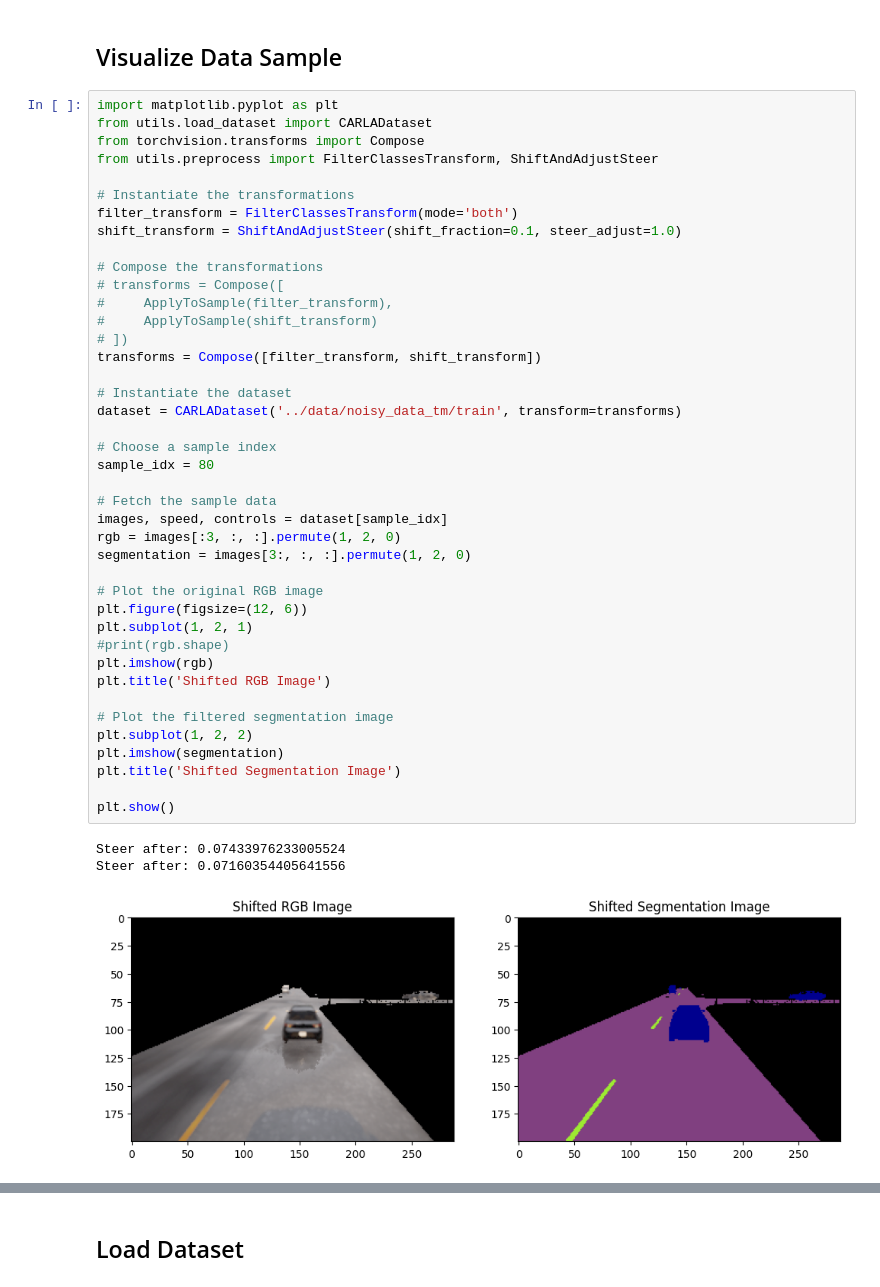
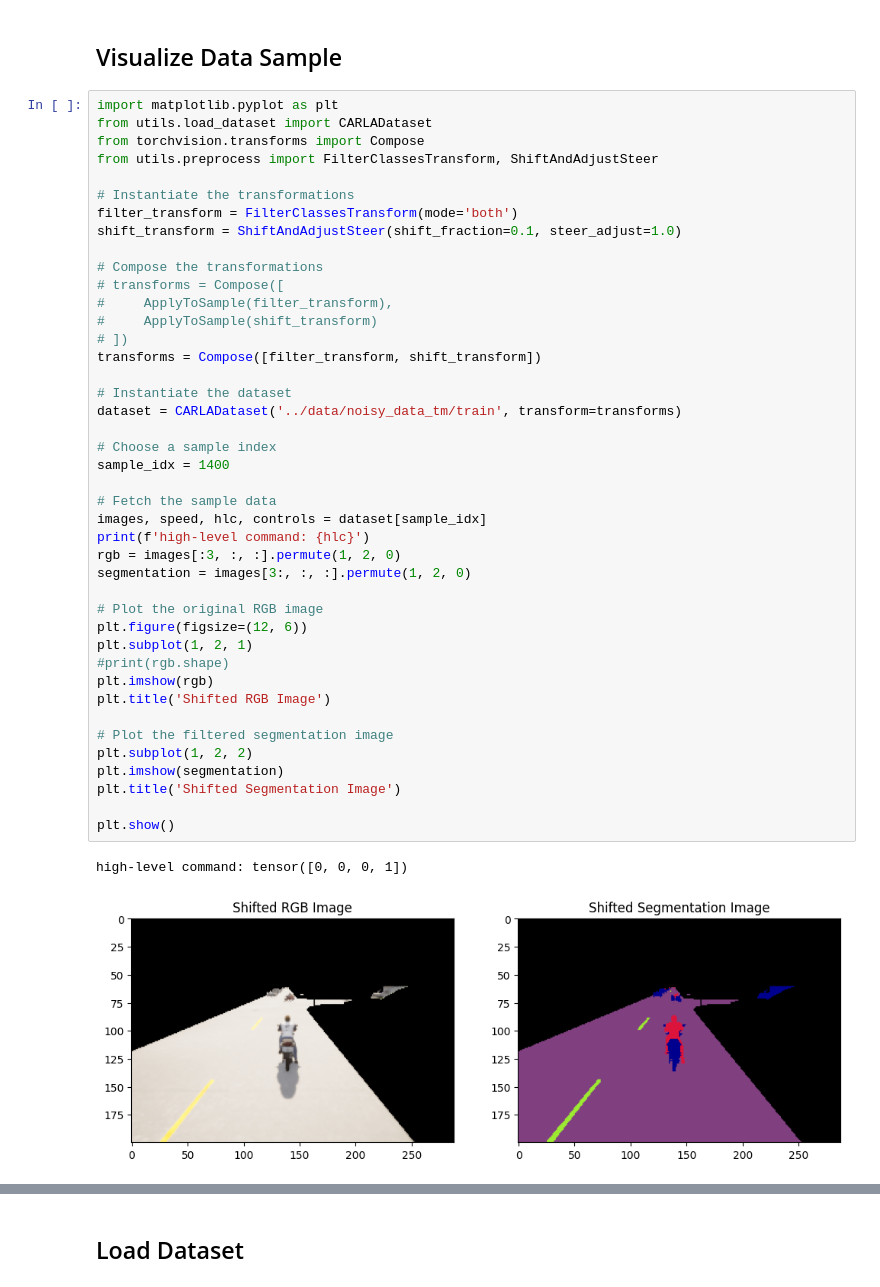
Before and after one commit to TheRoboticsClub/gsoc2023-Meiqi_Zhao, a Jupyter notebook: src/ModifiedDeepestLSTMTinyPilotNet/train.ipynb, the cells around one changed output, grey strips where cells are left out. Cells and saved outputs as stored; diff of their text form.

```diff
--- a/src/ModifiedDeepestLSTMTinyPilotNet/train.ipynb
+++ b/src/ModifiedDeepestLSTMTinyPilotNet/train.ipynb
@@ -17,38 +17,38 @@ shift_transform = ShiftAndAdjustSteer(shift_fraction=0.1, steer_adjust=1.0)
 # Compose the transformations
 # transforms = Compose([
 #     ApplyToSample(filter_transform),
 #     ApplyToSample(shift_transform)
 # ])
 transforms = Compose([filter_transform, shift_transform])
 
 # Instantiate the dataset
 dataset = CARLADataset('../data/noisy_data_tm/train', transform=transforms)
 
 # Choose a sample index
-sample_idx = 80
+sample_idx = 1400
 
 # Fetch the sample data
-images, speed, controls = dataset[sample_idx]
+images, speed, hlc, controls = dataset[sample_idx]
+print(f'high-level command: {hlc}')
 rgb = images[:3, :, :].permute(1, 2, 0)
 segmentation = images[3:, :, :].permute(1, 2, 0)
 
 # Plot the original RGB image
 plt.figure(figsize=(12, 6))
 plt.subplot(1, 2, 1)
 #print(rgb.shape)
 plt.imshow(rgb)
 plt.title('Shifted RGB Image')
 
 # Plot the filtered segmentation image
 plt.subplot(1, 2, 2)
 plt.imshow(segmentation)
 plt.title('Shifted Segmentation Image')
 
 plt.show()
 # %% [output]
-Steer after: 0.07433976233005524
-Steer after: 0.07160354405641556
+high-level command: tensor([0, 0, 0, 1])
-[figure, old version]
+[figure, new version]
 # %%
 
 import matplotlib.pyplot as plt
```
Also changed, not shown: parts of 5 cells of this notebook, 25 other files.
